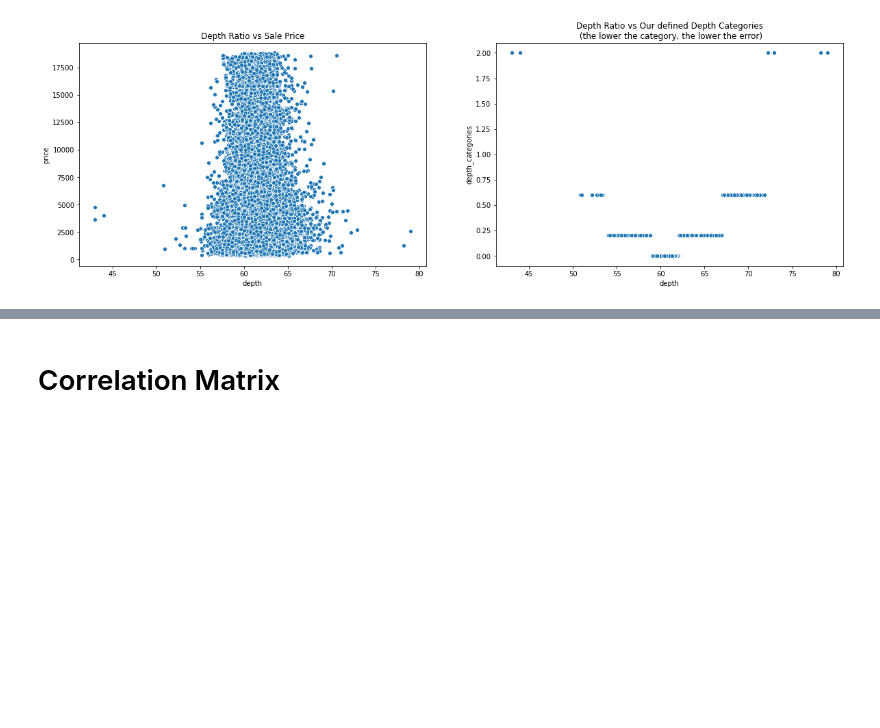
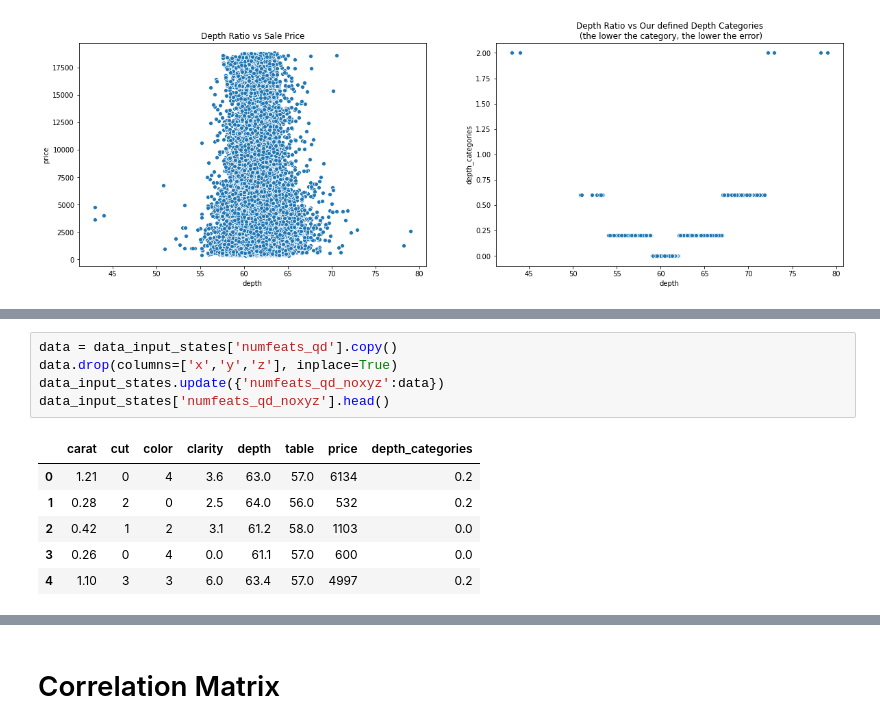
Before and after one commit to rihp/diamond-price-supervised-ML, a Jupyter notebook: notebooks/01_preparing_data.ipynb, the cells around one changed output, grey strips where cells are left out. Drawn from its saved outputs; the diff is of its cells as text; blank space fills up the shorter version.

```diff
--- a/notebooks/01_preparing_data.ipynb
+++ b/notebooks/01_preparing_data.ipynb
@@ -308,0 +312,12 @@ Text(0.5, 1.0, 'Depth Ratio vs Our defined Depth Categories\n (the lower the cat
+# %%
+data = data_input_states['numfeats_qd'].copy()
+data.drop(columns=['x','y','z'], inplace=True)
+data_input_states.update({'numfeats_qd_noxyz':data})
+data_input_states['numfeats_qd_noxyz'].head()
+# %% [output]
+|  | carat | cut | color | clarity | depth | table | price | depth_categories |
+| 0 | 1.21 | 0 | 4 | 3.6 | 63.0 | 57.0 | 6134 | 0.2 |
+| 1 | 0.28 | 2 | 0 | 2.5 | 64.0 | 56.0 | 532 | 0.2 |
+| 2 | 0.42 | 1 | 2 | 3.1 | 61.2 | 58.0 | 1103 | 0.0 |
+| 3 | 0.26 | 0 | 4 | 0.0 | 61.1 | 57.0 | 600 | 0.0 |
+| 4 | 1.10 | 3 | 3 | 6.0 | 63.4 | 57.0 | 4997 | 0.2 |
```
Also changed, not shown: parts of 8 cells of this notebook.
